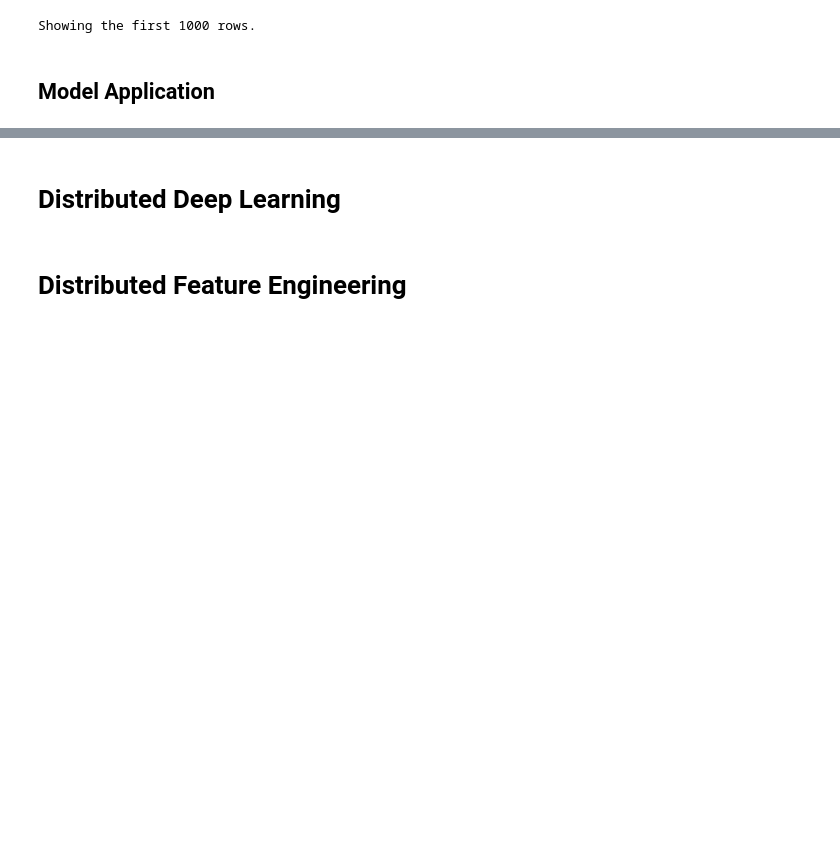
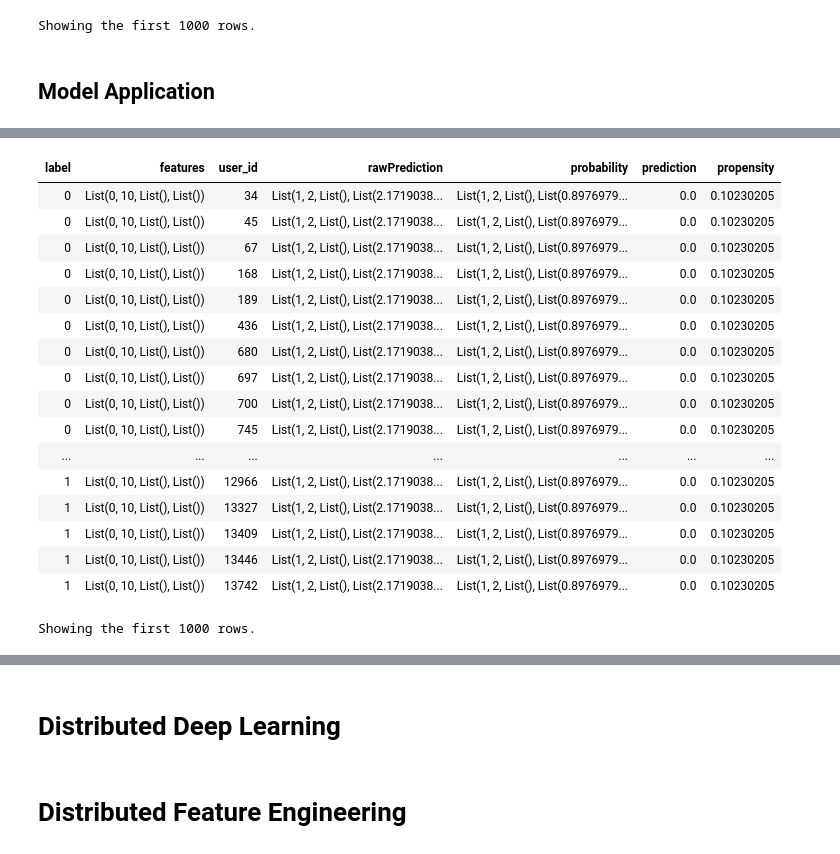
Before and after one commit to bgweber/DS_Production, a Jupyter notebook: source/DSP_CH06_PySpark_For_Batch_Pipelines.ipynb, the cells around one changed output, grey strips where cells are left out. Cells and saved outputs as stored; diff of their text form; code cells hidden in the pictures; blank space fills up the shorter version.

```diff
--- a/source/DSP_CH06_PySpark_For_Batch_Pipelines.ipynb
+++ b/source/DSP_CH06_PySpark_For_Batch_Pipelines.ipynb
@@ -565,13 +565,13 @@ Showing the first 1000 rows.
 from pyspark.ml.classification import LogisticRegression
 
 # specify the columns for the model
-lr = LogisticRegression(featuresCol = 'features', labelCol = 'label')
+lr = LogisticRegression(featuresCol='features', labelCol='label')
 
 # fit on training data
-model = lr.fit(trainVec)
+model = lr.fit(train_vec)
 
 # predict on test data
-predDF = model.transform(testVec)
+pred_df = model.transform(test_vec)
 
 # show predictions
-display(predDF)
+display(pred_df)
@@ -584,9 +605,30 @@ print(roc)
 # %%
 from pyspark.sql.functions import udf
 from pyspark.sql.types import FloatType
 
 # split out the array into a column
-secondElement = udf(lambda v:float(v[1]),FloatType())
-predDF = predDF.select("*", secondElement("probability").alias("propensity"))
-display(predDF)
+get_second_element = udf(lambda v: float(v[1]), FloatType())
+pred_df = pred_df.select(
+  "*", get_second_element("probability").alias("propensity")
+)
+display(pred_df)
+# %% [output]
+| label | features | user_id | rawPrediction | probability | prediction | propensity |
+| 0 | List(0, 10, List(), List()) | 34 | List(1, 2, List(), List(2.1719038... | List(1, 2, List(), List(0.8976979... | 0.0 | 0.10230205 |
+| 0 | List(0, 10, List(), List()) | 45 | List(1, 2, List(), List(2.1719038... | List(1, 2, List(), List(0.8976979... | 0.0 | 0.10230205 |
+| 0 | List(0, 10, List(), List()) | 67 | List(1, 2, List(), List(2.1719038... | List(1, 2, List(), List(0.8976979... | 0.0 | 0.10230205 |
+| 0 | List(0, 10, List(), List()) | 168 | List(1, 2, List(), List(2.1719038... | List(1, 2, List(), List(0.8976979... | 0.0 | 0.10230205 |
+| 0 | List(0, 10, List(), List()) | 189 | List(1, 2, List(), List(2.1719038... | List(1, 2, List(), List(0.8976979... | 0.0 | 0.10230205 |
+| 0 | List(0, 10, List(), List()) | 436 | List(1, 2, List(), List(2.1719038... | List(1, 2, List(), List(0.8976979... | 0.0 | 0.10230205 |
+| 0 | List(0, 10, List(), List()) | 680 | List(1, 2, List(), List(2.1719038... | List(1, 2, List(), List(0.8976979... | 0.0 | 0.10230205 |
+| 0 | List(0, 10, List(), List()) | 697 | List(1, 2, List(), List(2.1719038... | List(1, 2, List(), List(0.8976979... | 0.0 | 0.10230205 |
+| 0 | List(0, 10, List(), List()) | 700 | List(1, 2, List(), List(2.1719038... | List(1, 2, List(), List(0.8976979... | 0.0 | 0.10230205 |
+| 0 | List(0, 10, List(), List()) | 745 | List(1, 2, List(), List(2.1719038... | List(1, 2, List(), List(0.8976979... | 0.0 | 0.10230205 |
+| ... | ... | ... | ... | ... | ... | ... |
+| 1 | List(0, 10, List(), List()) | 12966 | List(1, 2, List(), List(2.1719038... | List(1, 2, List(), List(0.8976979... | 0.0 | 0.10230205 |
+| 1 | List(0, 10, List(), List()) | 13327 | List(1, 2, List(), List(2.1719038... | List(1, 2, List(), List(0.8976979... | 0.0 | 0.10230205 |
+| 1 | List(0, 10, List(), List()) | 13409 | List(1, 2, List(), List(2.1719038... | List(1, 2, List(), List(0.8976979... | 0.0 | 0.10230205 |
+| 1 | List(0, 10, List(), List()) | 13446 | List(1, 2, List(), List(2.1719038... | List(1, 2, List(), List(0.8976979... | 0.0 | 0.10230205 |
+| 1 | List(0, 10, List(), List()) | 13742 | List(1, 2, List(), List(2.1719038... | List(1, 2, List(), List(0.8976979... | 0.0 | 0.10230205 |
+Showing the first 1000 rows.
 # %%
```
Also changed, not shown: parts of 5 cells of this notebook.
